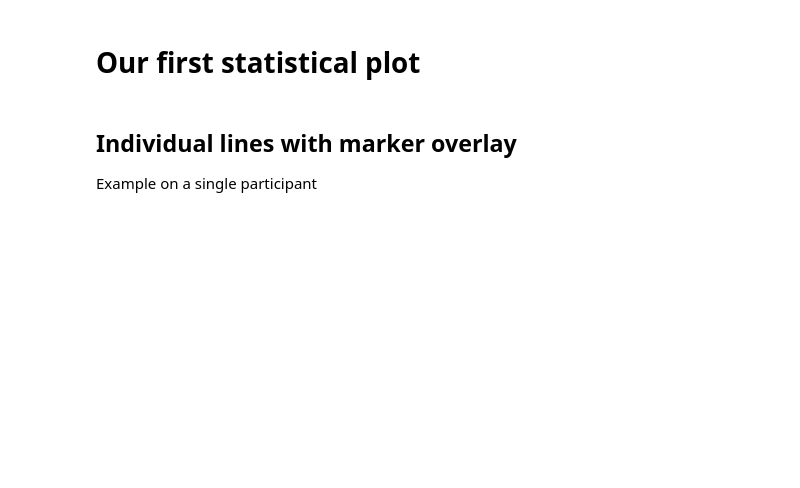
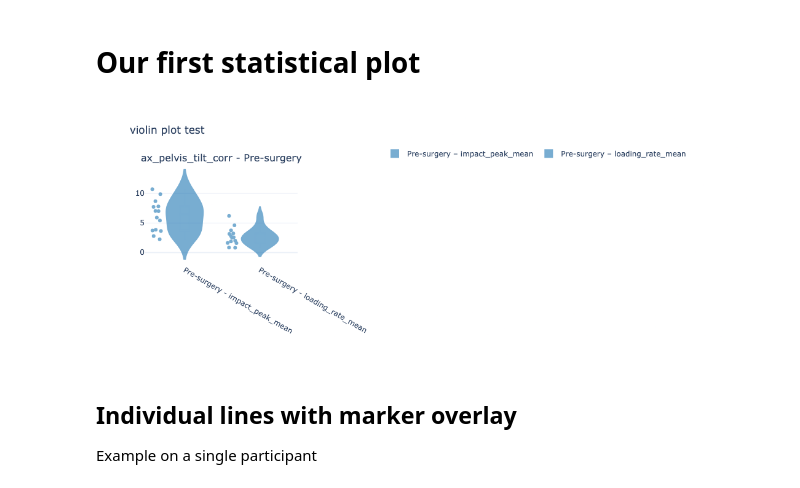
Before and after one commit to jillemmerzaal/biomechoo_ensembler, a Jupyter notebook: main.ipynb, the cells around one changed output. Cells and saved outputs as stored; diff of their text form; code cells hidden in the pictures; blank space fills up the shorter version.

Commit message:
Ensembler version 0.0.1 done

```diff
--- a/main.ipynb
+++ b/main.ipynb
@@ -74,35 +81,33 @@ fig.add_annotation(x=80, y=80, showarrow=False,
 # Our first statistical plot
 # %%
 # Set up variables
-fld = "/Users/Werk/Documents/Postdoc-McGill/areve-mcgill/data/Round1/16-qc"
+fld = "/Users/Werk/Documents/Postdoc-McGill/breast-reduction/data/stats"
+spec = ConditionSpec(
+    source = ConditionSource.FOLDER,
+    conditions = ["Pre-surgery", "Post-Surgery"]
+)
 
-spec = ConditionSpec(
-    source     = ConditionSource.CHANNEL,
-    conditions = ["vicon", "areve", 'pig'],
-    channel_map = {
-        "vicon": "RS_abduction_vicon",
-        "areve": "RS_abduction_areve",
-        "pig" : "RS_abduction_pig",
-    }
-)
-channels = ['RS_abduction']
+channels = ['ax_pelvis_tilt_corr']
 str_match = [r"\b\d{3}[A-Z]{2}\b", r"\b\d{3}[A-Z]{3}\b"]
 # subj_list = ["001CEJ"]
-events = ["max"]
+events = ['impact_peak_mean', 'loading_rate_mean']
 rows = 1
-cols = 1
+cols = 3
 # %%
 fig = (
-    Ensembler(in_folder=fld, channels=['RS_abduction'], n_rows=1, n_cols=2, condition_spec=spec)
-    .add_subplot(PlotSpec("RS_abduction", "vicon", row=1, col=1,
-        renderer  = ViolinRenderer(show_points=True), events = ["max"],
-        title     = "Shoulder Abd – vicon"))
-    # .add_subplot(PlotSpec( "RS_abduction", "pig", row=1, col=1,
-    #     renderer  = ViolinRenderer(show_points=True), events    = ["max"],
-    #     title     = "Shoulder Abd – pig"))
-    .build()
+    Ensembler(in_folder=fld, channels=channels, n_rows = rows,  n_cols =cols, str_match=str_match, condition_spec=spec, events=events)
+    .add_subplot(PlotSpec(
+        channel="ax_pelvis_tilt_corr",
+        condition = "Pre-surgery",
+        companions = ["Post-surgery"],
+        row=1, col=1,
+        renderer=ViolinRenderer(),
+        events=events))
+    .build(title="violin plot test")
 )
 fig.show()
+# %% [output]
+[figure, added]
 # %% [markdown]
 ## Individual lines with marker overlay
 Example on a single participant
```
Also changed, not shown: parts of 3 cells of this notebook, 6 other files.
